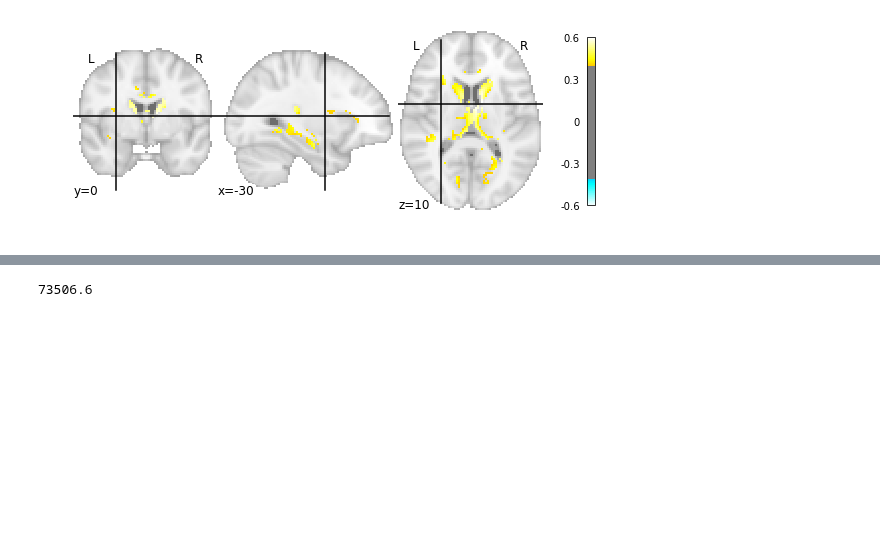
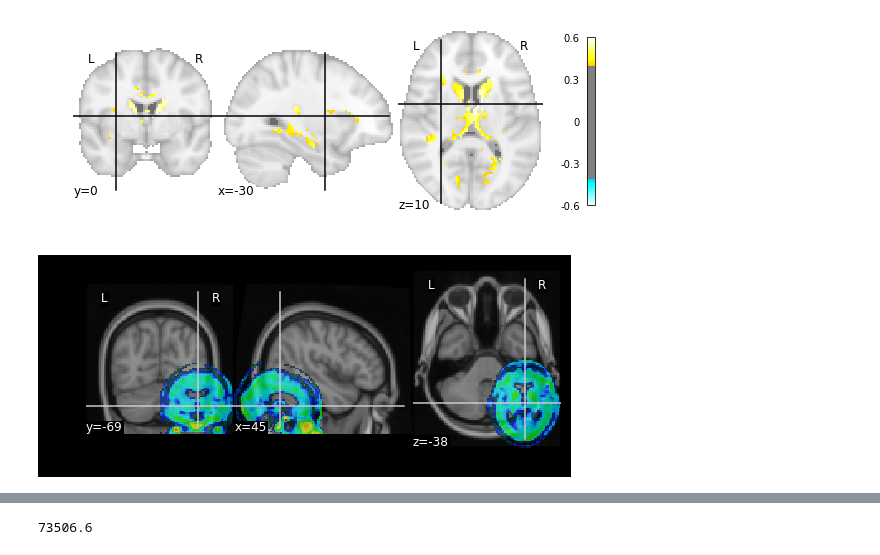
Before and after one commit to illdopejake/hack_projects, a Jupyter notebook: NMI_and_such.ipynb, the cells around one changed output, grey strips where cells are left out. Saved outputs shown, nothing was run; the diff lists cells and outputs as text; code cells hidden in the pictures; blank space fills up the shorter version.

```diff
--- a/NMI_and_such.ipynb
+++ b/NMI_and_such.ipynb
@@ -724,6 +734,8 @@ finished 80
 contatenating
 # %%
 ni.Nifti1Image(i4d, aff).to_filename('/Users/jakevogel/Science/tau/tau4d_2mm')
+# %%
+i4d = ni.load('/home/users/jvogel/Science/ADNI_tau/template_space/tau_images/tau4d_')
 # %%
 i4d.shape
 # %% [output]
@@ -786,3 +798,12 @@ plotting.plot_stat_map(clus1_rs, threshold=0.40259,cut_coords=[-30,0,10])
 plt.show()
 # %% [output]
 [figure]
+# %%
+i4d_2mm = image.resample_to_img(i4d,mni2mm)
+# %%
+jnk = ni.Nifti1Image(i4d_2mm.get_data()[:,:,:,0], i4d_2mm.affine)
+plt.close()
+plotting.plot_roi(jnk, mni2mm)
+plt.show()
+# %% [output]
+[figure, added]
```
Also changed, not shown: parts of 10 cells of this notebook.
